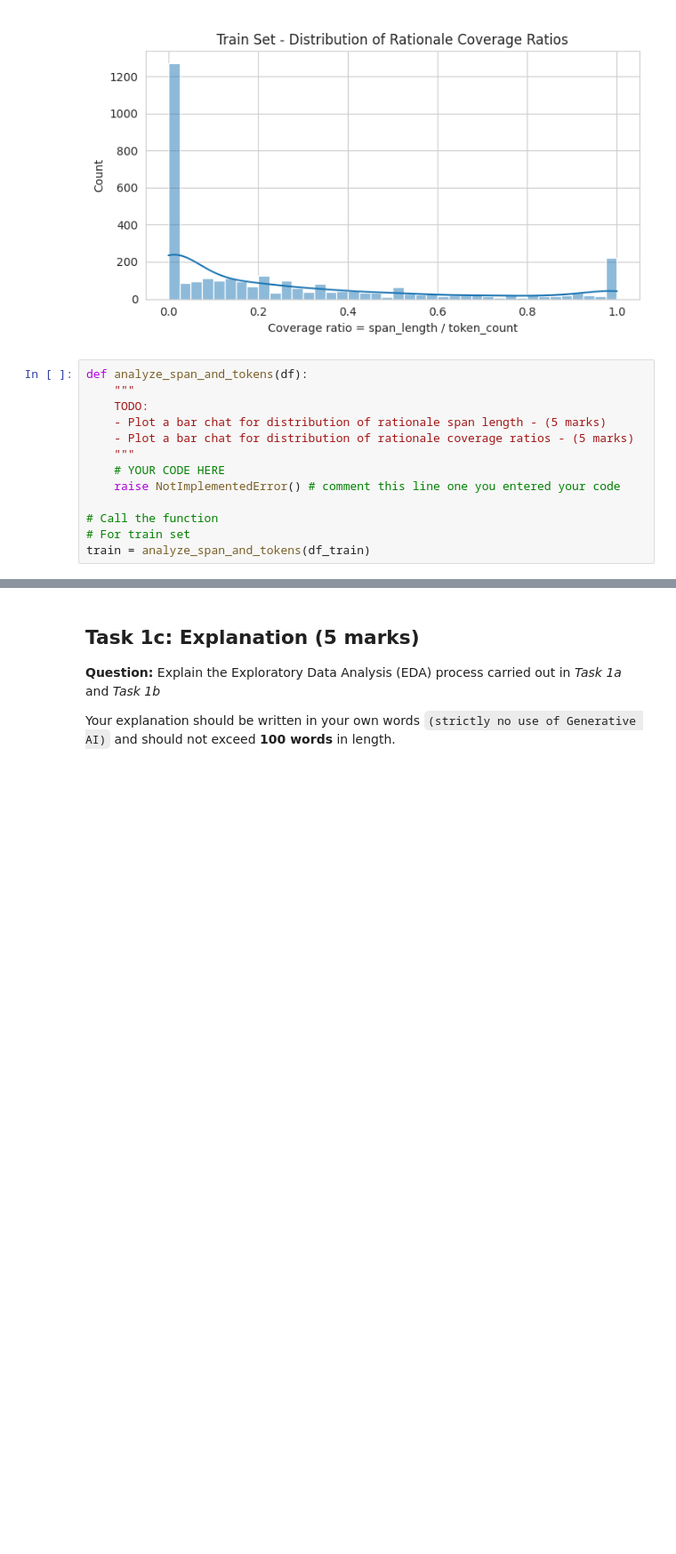
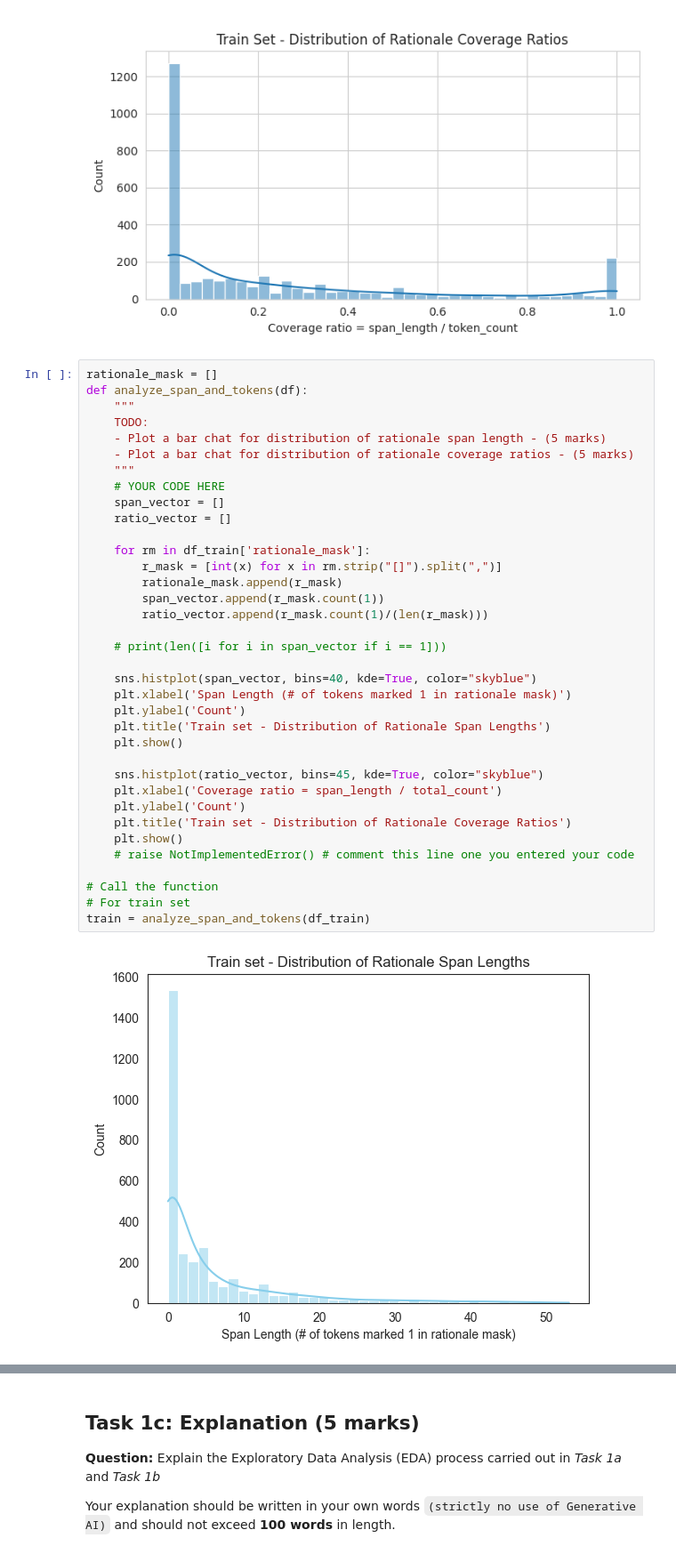
Before and after one commit to Karthik-S-Ballal/Data-Analytics-Course, a Jupyter notebook: NLP/Assignments/Assignment 1/CT5120_Assignment_1.ipynb, the cells around one changed output, grey strips where cells are left out. Shown at 89% size. Drawn from its saved outputs; the diff is of its cells as text; blank space fills up the shorter version.

Commit message:
Task 1b: Rationale analysis (Total 10 marks)

```diff
--- a/NLP/Assignments/Assignment 1/CT5120_Assignment_1.ipynb
+++ b/NLP/Assignments/Assignment 1/CT5120_Assignment_1.ipynb
@@ -228,15 +285,40 @@ plot_class_distribution(df_train, df_dev, df_test)
 
 ![image.png](embedded-picture-2)
 # %%
+rationale_mask = []
 def analyze_span_and_tokens(df):
     """
     TODO:
     - Plot a bar chat for distribution of rationale span length - (5 marks)
     - Plot a bar chat for distribution of rationale coverage ratios - (5 marks)
     """
     # YOUR CODE HERE
-    raise NotImplementedError() # comment this line one you entered your code
+    span_vector = []
+    ratio_vector = []
+
+    for rm in df_train['rationale_mask']:
+        r_mask = [int(x) for x in rm.strip("[]").split(",")]
+        rationale_mask.append(r_mask)
+        span_vector.append(r_mask.count(1))
+        ratio_vector.append(r_mask.count(1)/(len(r_mask)))
+
+    # print(len([i for i in span_vector if i == 1]))
+
+    sns.histplot(span_vector, bins=40, kde=True, color="skyblue")
+    plt.xlabel('Span Length (# of tokens marked 1 in rationale mask)')
+    plt.ylabel('Count')
+    plt.title('Train set - Distribution of Rationale Span Lengths')
+    plt.show()
+
+    sns.histplot(ratio_vector, bins=45, kde=True, color="skyblue")
+    plt.xlabel('Coverage ratio = span_length / total_count')
+    plt.ylabel('Count')
+    plt.title('Train set - Distribution of Rationale Coverage Ratios')
+    plt.show()
+    # raise NotImplementedError() # comment this line one you entered your code
 
 # Call the function
 # For train set
 train = analyze_span_and_tokens(df_train)
+# %% [output]
+[figure, added]
```
Also changed, not shown: parts of 4 cells of this notebook.
